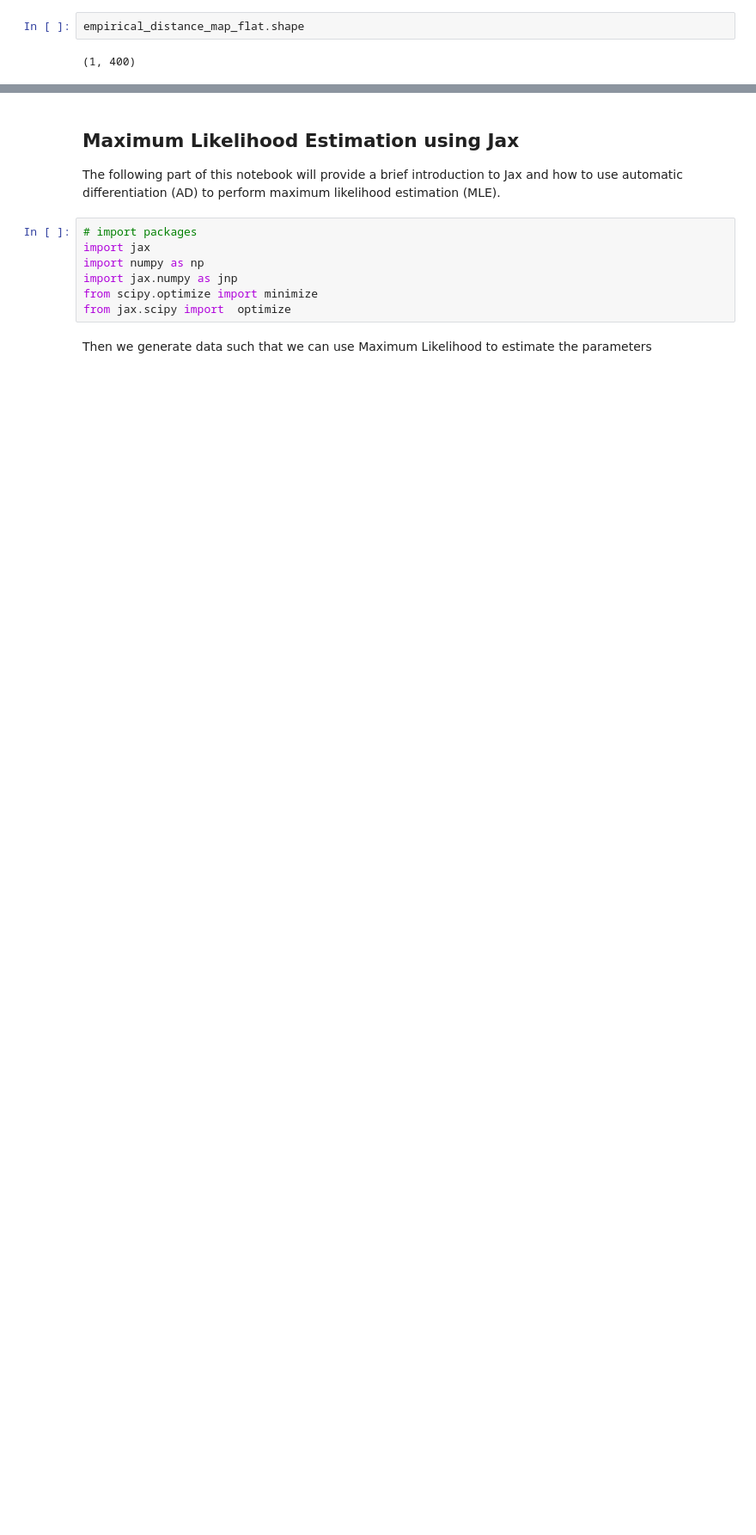
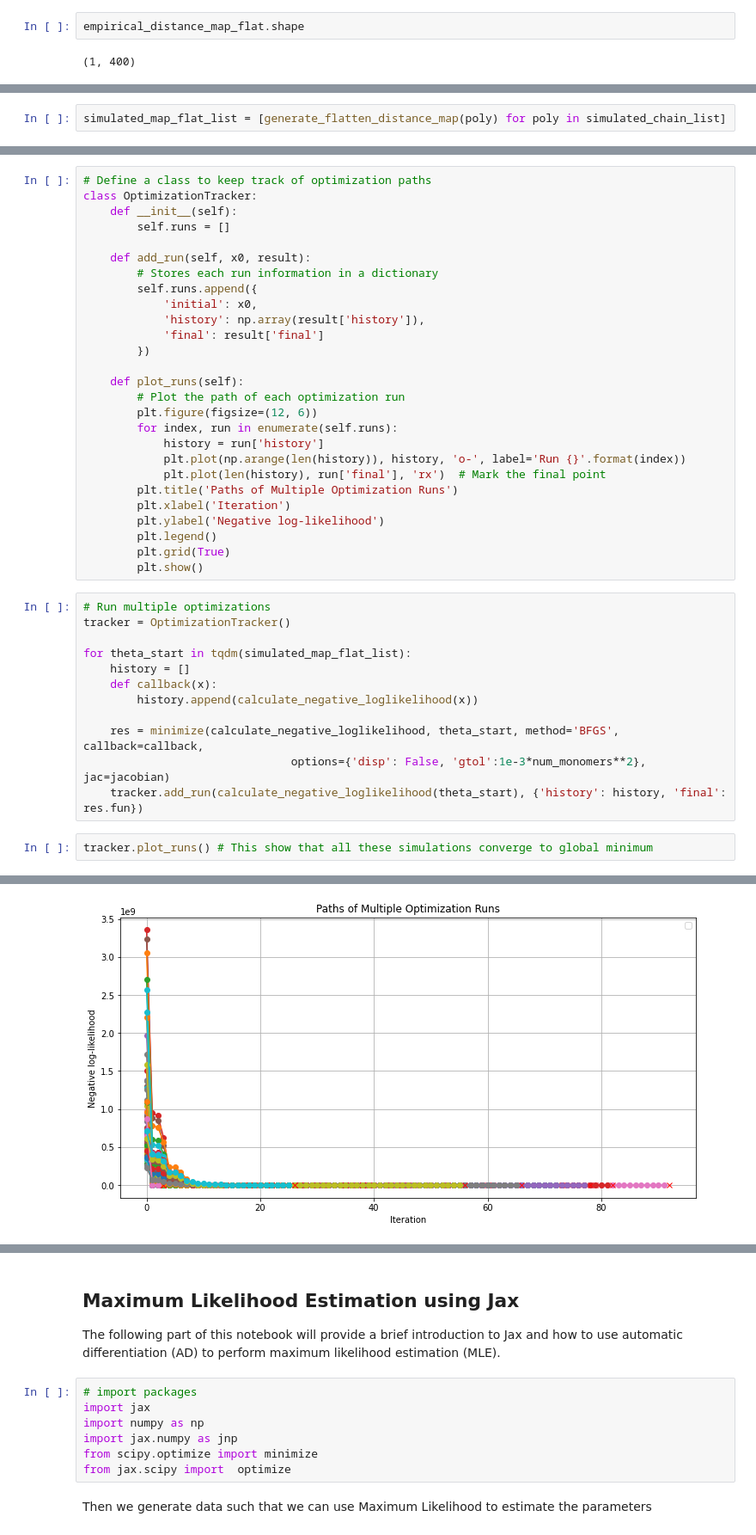
Before and after one commit to tee-udon/chromatin-ensemble-refinement, a Jupyter notebook: scripts/jaxTutorial.ipynb, the cells around one changed output, grey strips where cells are left out. Shown at 86% size. Drawn from its saved outputs; the diff is of its cells as text; blank space fills up the shorter version.

Commit message:
Show the global minimum of NLL

```diff
--- a/scripts/jaxTutorial.ipynb
+++ b/scripts/jaxTutorial.ipynb
@@ -415,0 +432,2 @@ compare_distance_maps(chain, result_distance_map.x.reshape([num_monomers, num_mo
+# %%
+simulated_map_flat_list = [generate_flatten_distance_map(poly) for poly in simulated_chain_list]
@@ -415,0 +441,42 @@ compare_distance_maps(chain, result_distance_map.x.reshape([num_monomers, num_mo
+# %%
+# Define a class to keep track of optimization paths
+class OptimizationTracker:
+    def __init__(self):
+        self.runs = []
+
+    def add_run(self, x0, result):
+        # Stores each run information in a dictionary
+        self.runs.append({
+            'initial': x0,
+            'history': np.array(result['history']),
+            'final': result['final']
+        })
+
+    def plot_runs(self):
+        # Plot the path of each optimization run
+        plt.figure(figsize=(12, 6))
+        for index, run in enumerate(self.runs):
+            history = run['history']
+            plt.plot(np.arange(len(history)), history, 'o-', label='Run {}'.format(index))
+            plt.plot(len(history), run['final'], 'rx')  # Mark the final point
+        plt.title('Paths of Multiple Optimization Runs')
+        plt.xlabel('Iteration')
+        plt.ylabel('Negative log-likelihood')
+        plt.legend()
+        plt.grid(True)
+        plt.show()
+# %%
+# Run multiple optimizations
+tracker = OptimizationTracker()
+
+for theta_start in tqdm(simulated_map_flat_list):
+    history = []
+    def callback(x):
+        history.append(calculate_negative_loglikelihood(x))
+
+    res = minimize(calculate_negative_loglikelihood, theta_start, method='BFGS', callback=callback,
+                               options={'disp': False, 'gtol':1e-3*num_monomers**2}, jac=jacobian)
+    tracker.add_run(calculate_negative_loglikelihood(theta_start), {'history': history, 'final': res.fun})
+# %%
+tracker.plot_runs() # This show that all these simulations converge to global minimum
+# %% [output]
@@ -415,0 +484 @@ compare_distance_maps(chain, result_distance_map.x.reshape([num_monomers, num_mo
+[figure, added]
```
Also changed, not shown: parts of 23 cells of this notebook.
